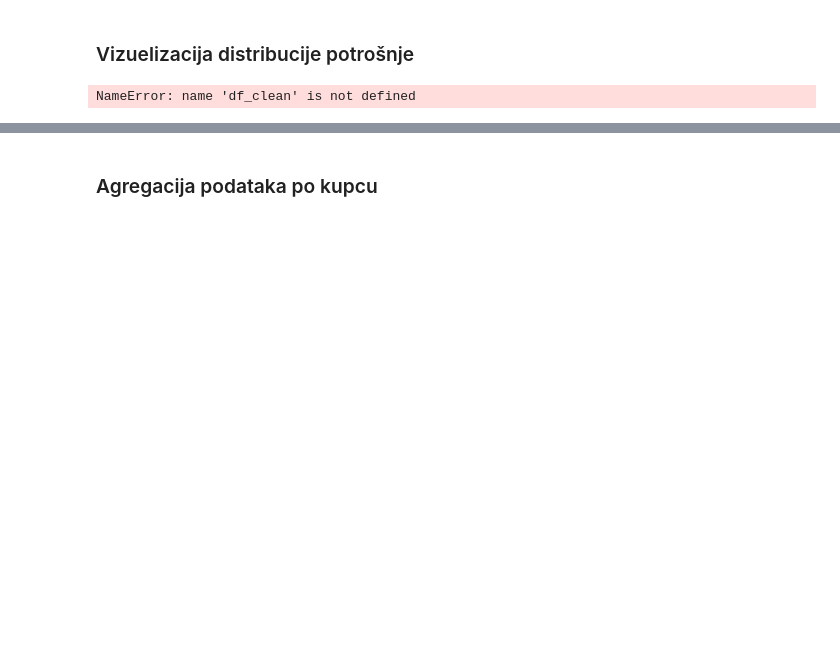
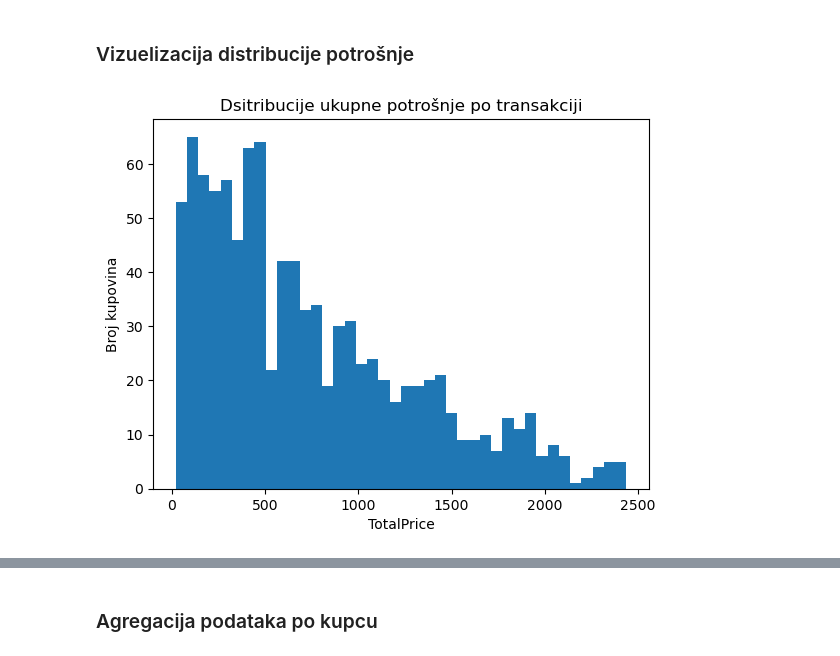
Before and after one commit to MarijaVidovic/MasinkoUcenjeDrugiProjekt, a Jupyter notebook: Online Retail & E-Commerce Dataset.ipynb, the cells around one changed output, grey strips where cells are left out. Drawn from its saved outputs; the diff is of its cells as text; code cells hidden in the pictures; blank space fills up the shorter version.

```diff
--- a/Online Retail & E-Commerce Dataset.ipynb
+++ b/Online Retail & E-Commerce Dataset.ipynb
@@ -139,10 +191,10 @@ df.describe()
 # %%
 import matplotlib.pyplot as plt
 
-plt.hist(df_clean["TotalPrice"], bins = 40)
+plt.hist(df["TotalPrice"], bins = 40)
 plt.title("Dsitribucije ukupne potrošnje po transakciji")
 plt.xlabel("TotalPrice")
 plt.ylabel("Broj kupovina")
 plt.show()
 # %% [output]
-NameError: name 'df_clean' is not defined
+[figure, added]
```
Also changed, not shown: parts of 43 cells of this notebook.
